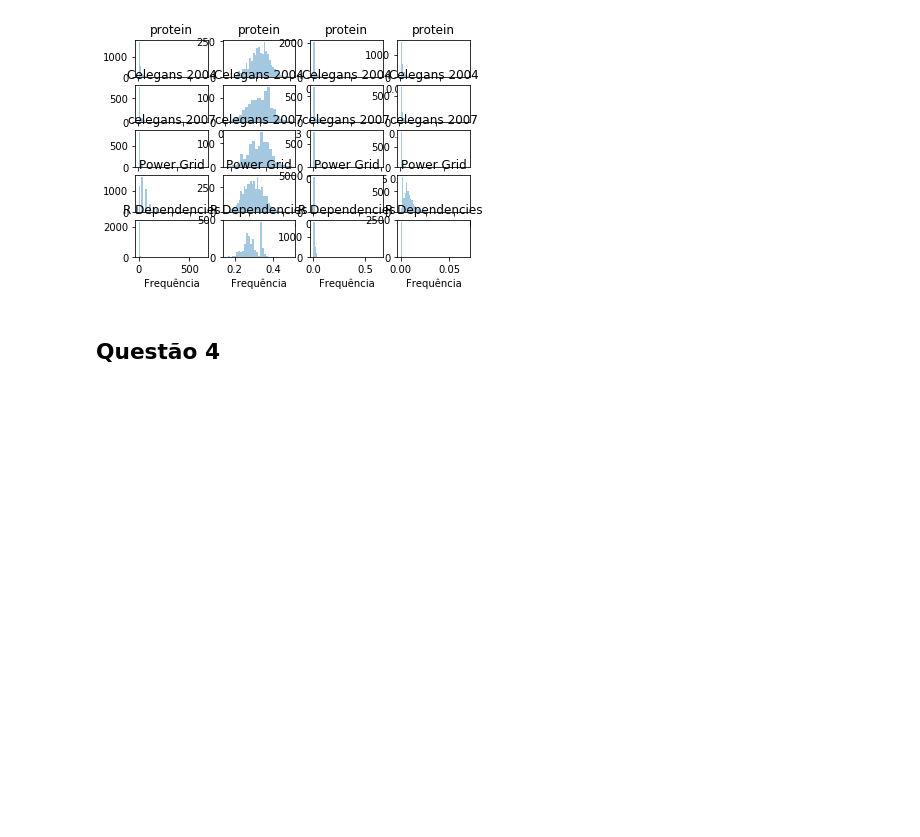
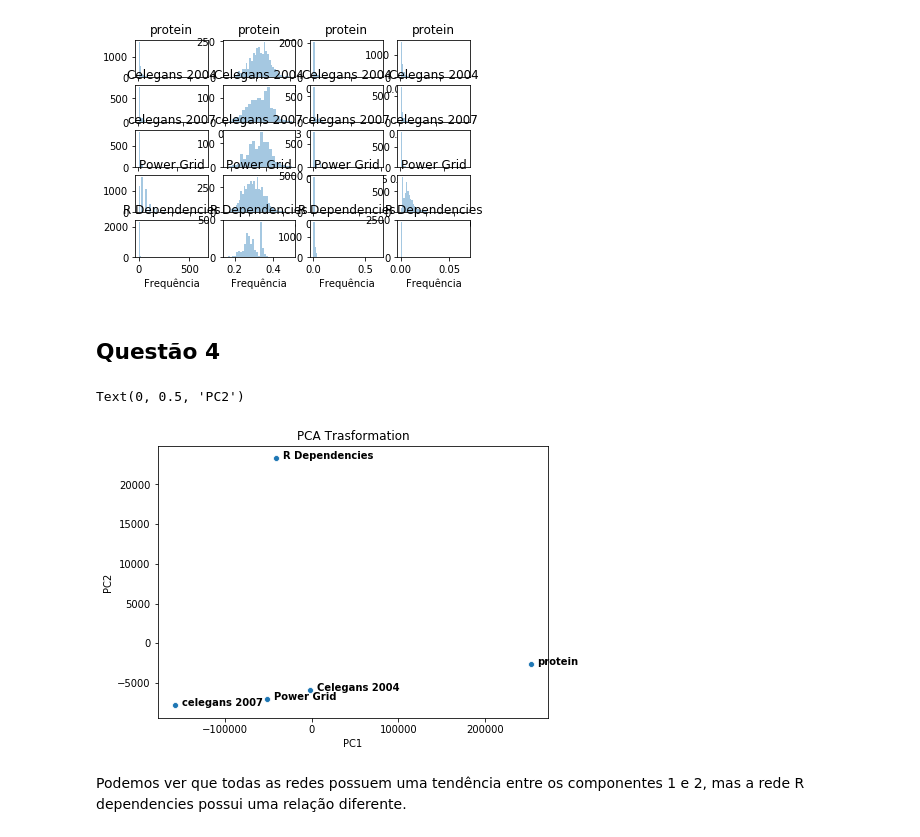
Before and after one commit to guimilan/redes_complexas, a Jupyter notebook: Lista2.ipynb, the cells around one changed output. Drawn from its saved outputs; the diff is of its cells as text; code cells hidden in the pictures; blank space fills up the shorter version.

```diff
--- a/Lista2.ipynb
+++ b/Lista2.ipynb
@@ -367,8 +352,10 @@ for g, title in [(protein,'protein'), (celegans2004,'Celegans 2004'), (celegans2
 # %% [markdown]
 ## Questão 4
 # %%
-for g, title in [(protein,'protein'), (celegans2004,'Celegans 2004'), (celegans2007,'celegans 2007'),\
-                 (power_grid,'Power Grid'), (r_dependencies,'R Dependencies')]:
+graphData = []
+graph_names = ['protein','Celegans 2004','celegans 2007','Power Grid','R Dependencies']
+
+for g in [protein,celegans2004,celegans2007,power_grid,r_dependencies]:
 
     description = []
     d = degrees(g)
@@ -386,8 +373,24 @@ for g, title in [(protein,'protein'), (celegans2004,'Celegans 2004'), (celegans2
         description.append(moment(x,2))
         description.append(shannonEntropy(x))
 
-    pca = PCA(n_components=2)
-    principalComponents = pca.fit_transform(description[g])
-    transformed = pd.DataFrame(data = principalComponents, columns = ['PC 1', 'PC 2'])
-
-    sns.scatterplot(x='PC 1',y='PC 2', data=transformed)
+    graphData.append(description)
+# %%
+pca = PCA(n_components=2)
+principalComponents = pca.fit_transform(graphData)
+transformed = pd.DataFrame(data = principalComponents, columns = ['PC 1', 'PC 2'])
+
+plt.figure(figsize=(7,5));
+p1 = sns.scatterplot(x='PC 1',y='PC 2', data=transformed, legend=False);
+
+for line in range(0,len(graphData)):
+     p1.text(transformed['PC 1'][line]+8000, transformed['PC 2'][line]-100, graph_names[line],
+     horizontalalignment='left', size='medium', color='black', weight='semibold')
+
+plt.title('PCA Trasformation')
+plt.xlabel('PC1')
+plt.ylabel('PC2')
+# %% [output]
+Text(0, 0.5, 'PC2')
+[figure, added]
+# %% [markdown]
+Podemos ver que todas as redes possuem uma tendência entre os componentes 1 e 2, mas a rede R dependencies possui uma relação diferente.
```
Also changed, not shown: parts of 4 cells of this notebook.
